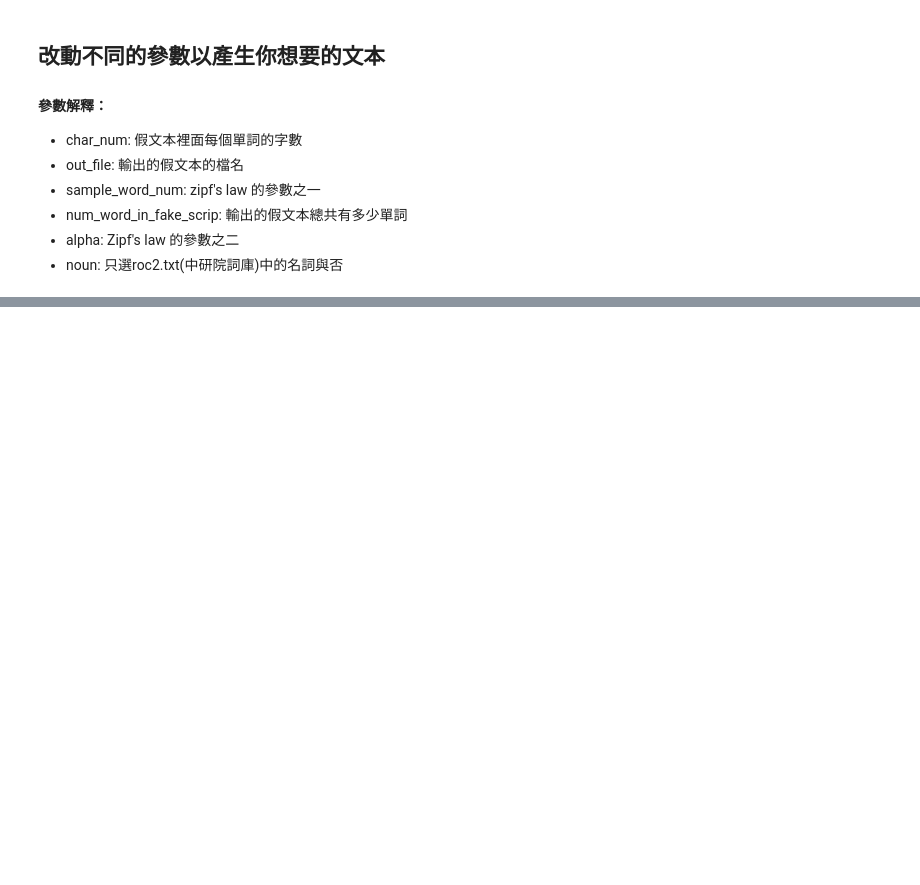
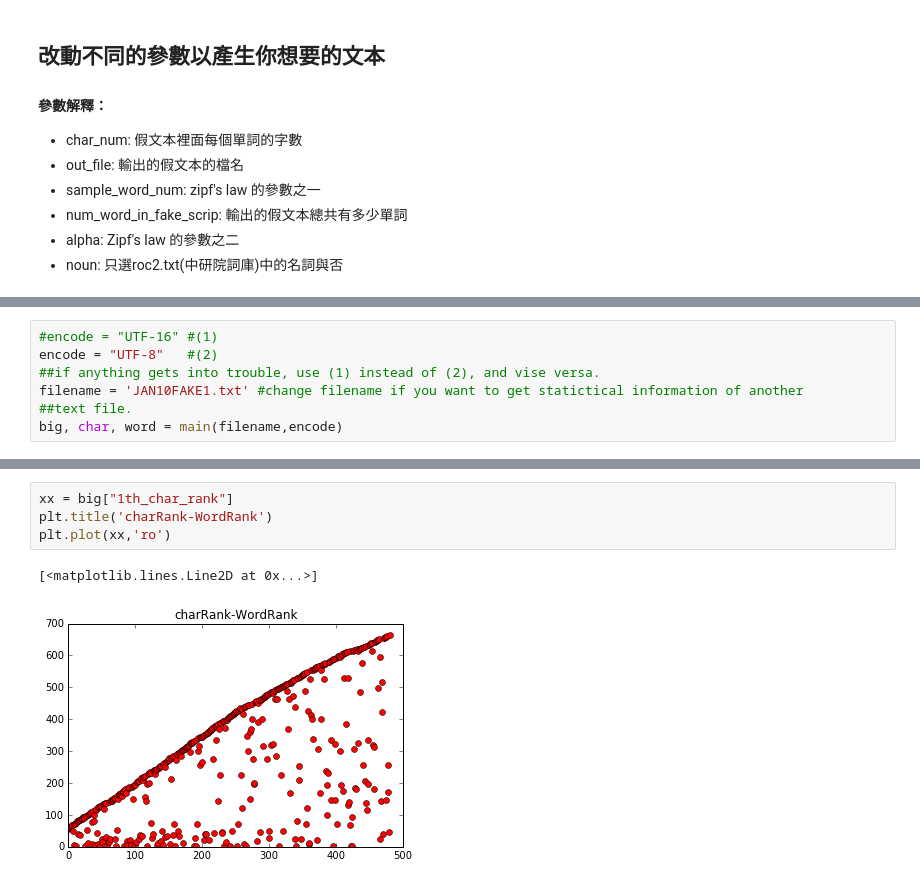
Before and after one commit to godofhoe/2016_Dec_10_fake_script_Vietnamese, a Jupyter notebook: fake_generate_Gaussian_crazy_version.ipynb, the cells around one changed output, grey strips where cells are left out. Drawn from its saved outputs; the diff is of its cells as text; blank space fills up the shorter version.

```diff
--- a/fake_generate_Gaussian_crazy_version.ipynb
+++ b/fake_generate_Gaussian_crazy_version.ipynb
@@ -203,0 +203,7 @@ A fake script is successfully created !
+# %%
+#encode = "UTF-16" #(1)
+encode = "UTF-8"   #(2)
+##if anything gets into trouble, use (1) instead of (2), and vise versa.
+filename = 'JAN10FAKE1.txt' #change filename if you want to get statictical information of another
+##text file.
+big, char, word = main(filename,encode)
@@ -203,0 +215,7 @@ A fake script is successfully created !
+# %%
+xx = big["1th_char_rank"]
+plt.title('charRank-WordRank')
+plt.plot(xx,'ro')
+# %% [output]
+[<matplotlib.lines.Line2D at 0x...>]
+[figure, added]
```
Also changed, not shown: parts of 11 cells of this notebook.
